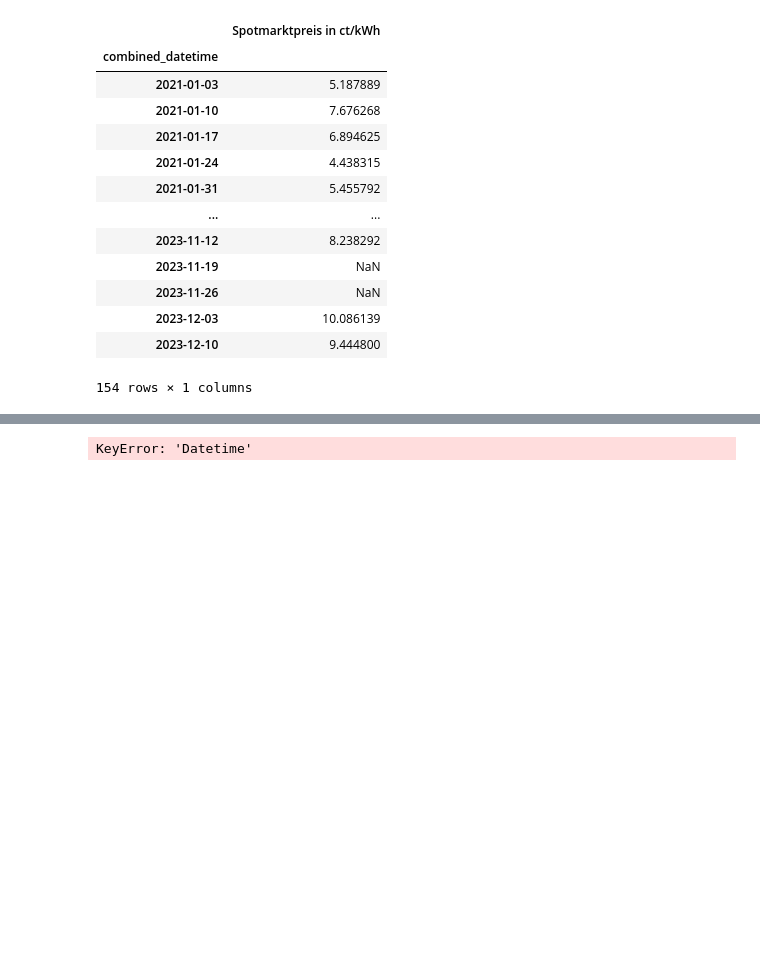
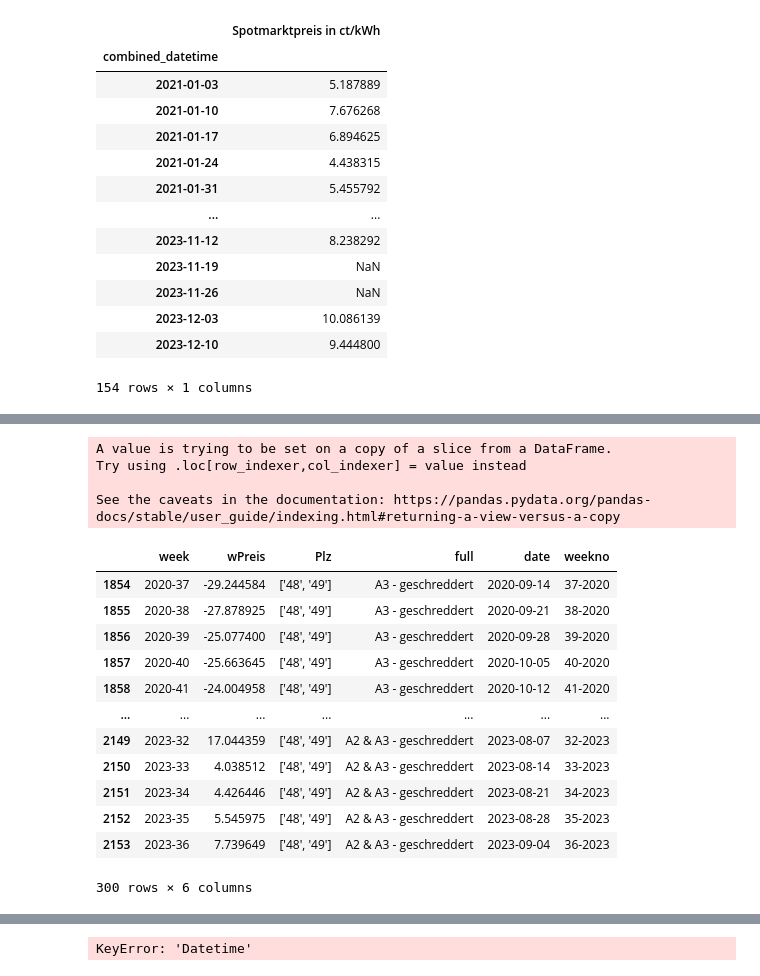
Before and after one commit to surajkarak/KIPA_DigiTrans, a Jupyter notebook: KIPA Project_DigiTrans.ipynb, the cells around one changed output, grey strips where cells are left out. Drawn from its saved outputs; the diff is of its cells as text; code cells hidden in the pictures; blank space fills up the shorter version.

```diff
--- a/KIPA Project_DigiTrans.ipynb
+++ b/KIPA Project_DigiTrans.ipynb
@@ -447,0 +480,22 @@ KeyError: "['combined_datetime'] not in index"
+# %%
+# Create a new column 'week' representing the week number
+TS5['weekno'] = TS5['date'].dt.strftime('%U-%Y')  # Format: WeekNumber-Year
+TS5
+# %% [output]
+A value is trying to be set on a copy of a slice from a DataFrame.
+Try using .loc[row_indexer,col_indexer] = value instead
+
+See the caveats in the documentation: https://pandas.pydata.org/pandas-docs/stable/user_guide/indexing.html#returning-a-view-versus-a-copy
+|  | week | wPreis | Plz | full | date | weekno |
+| 1854 | 2020-37 | -29.244584 | ['48', '49'] | A3 - geschreddert | 2020-09-14 | 37-2020 |
+| 1855 | 2020-38 | -27.878925 | ['48', '49'] | A3 - geschreddert | 2020-09-21 | 38-2020 |
+| 1856 | 2020-39 | -25.077400 | ['48', '49'] | A3 - geschreddert | 2020-09-28 | 39-2020 |
+| 1857 | 2020-40 | -25.663645 | ['48', '49'] | A3 - geschreddert | 2020-10-05 | 40-2020 |
+| 1858 | 2020-41 | -24.004958 | ['48', '49'] | A3 - geschreddert | 2020-10-12 | 41-2020 |
+| ... | ... | ... | ... | ... | ... | ... |
+| 2149 | 2023-32 | 17.044359 | ['48', '49'] | A2 & A3 - geschreddert | 2023-08-07 | 32-2023 |
+| 2150 | 2023-33 | 4.038512 | ['48', '49'] | A2 & A3 - geschreddert | 2023-08-14 | 33-2023 |
+| 2151 | 2023-34 | 4.426446 | ['48', '49'] | A2 & A3 - geschreddert | 2023-08-21 | 34-2023 |
+| 2152 | 2023-35 | 5.545975 | ['48', '49'] | A2 & A3 - geschreddert | 2023-08-28 | 35-2023 |
+| 2153 | 2023-36 | 7.739649 | ['48', '49'] | A2 & A3 - geschreddert | 2023-09-04 | 36-2023 |
+300 rows × 6 columns
```
Also changed, not shown: parts of 22 cells of this notebook.
